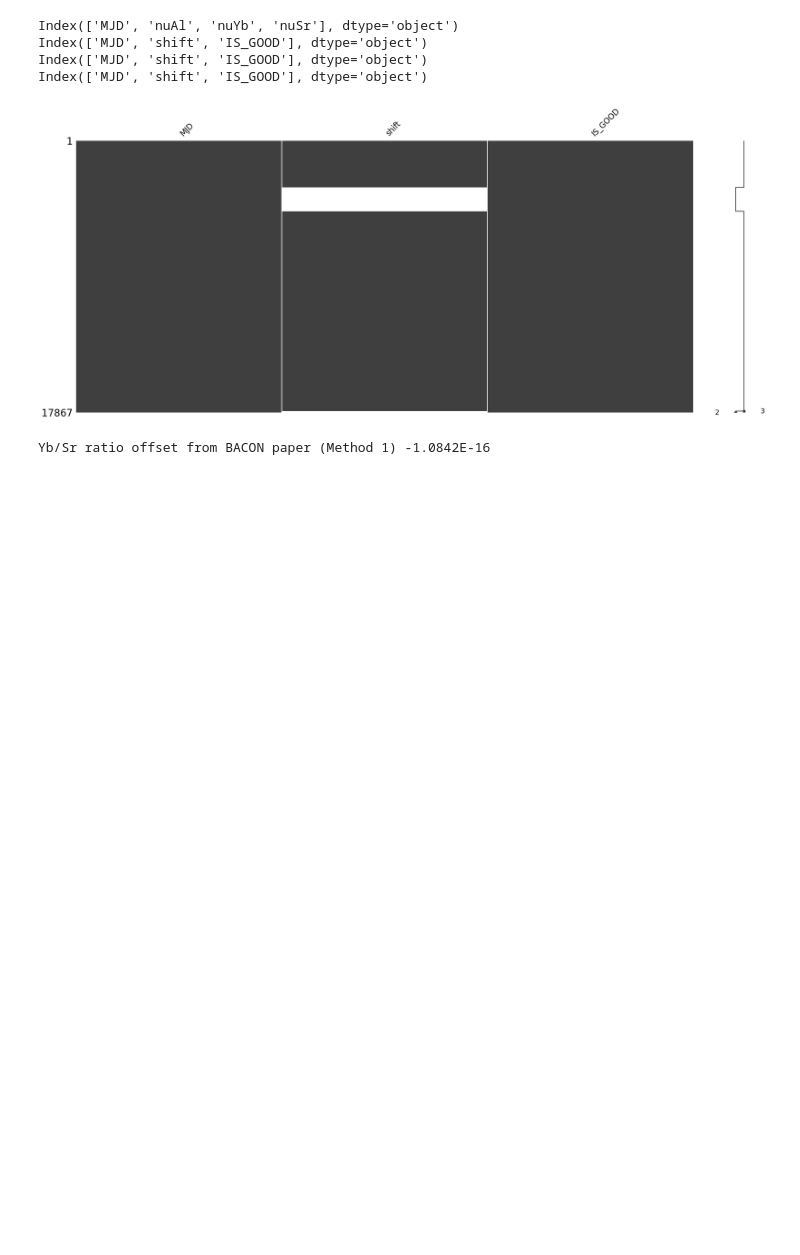
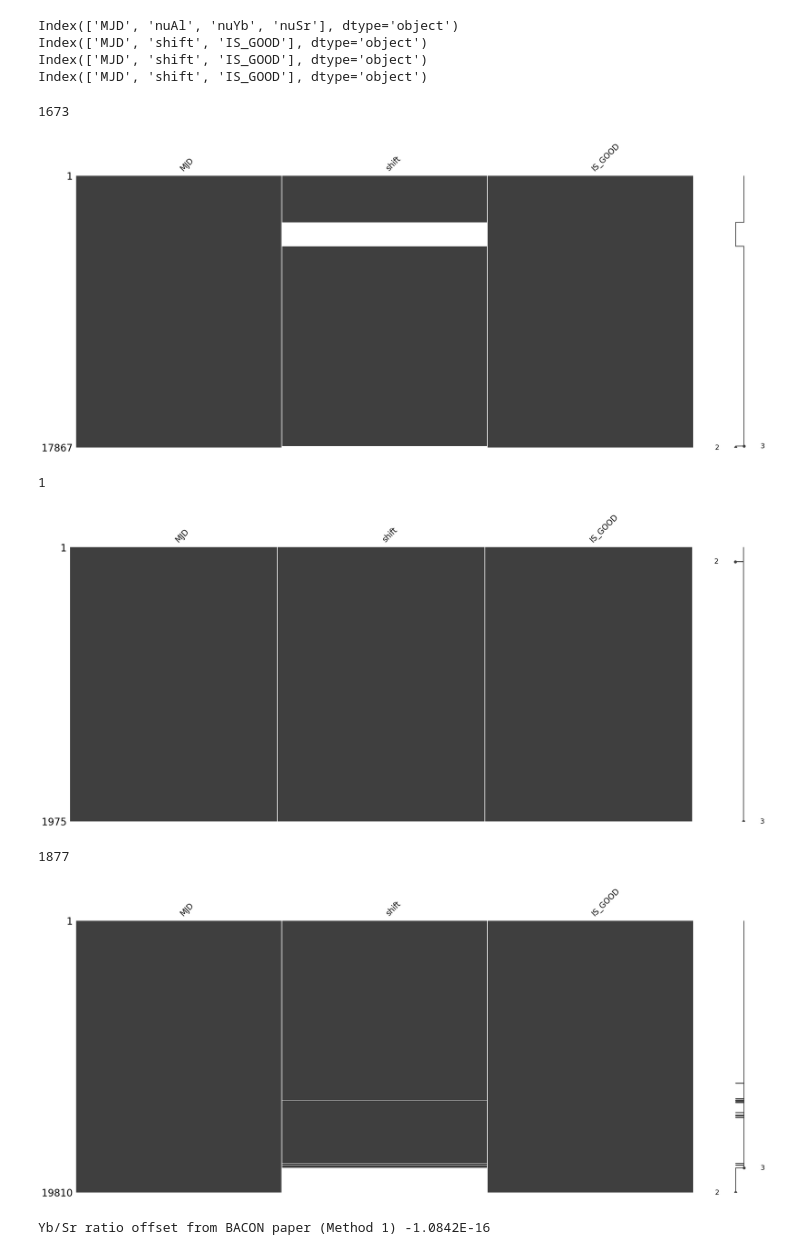
Before and after one commit to caitberry/atomic-clock, a Jupyter notebook: st-interp/three_clocks/three-clock-imputation.ipynb, the cells around one changed output. Drawn from its saved outputs; the diff is of its cells as text; code cells hidden in the pictures; blank space fills up the shorter version.

Commit message:
viz missing shift for all three clocks

```diff
--- a/st-interp/three_clocks/three-clock-imputation.ipynb
+++ b/st-interp/three_clocks/three-clock-imputation.ipynb
@@ -245,14 +245,30 @@ Index(['MJD', 'shift', 'IS_GOOD'], dtype='object')
 # %%
 ## Visualize gaps in data before imputing
 ##Note: first install missingno package into myenv via terminal
 ## cd ~/anaconda3/envs/myenv
 ## pip install missingno
 import missingno as msno
 miss_inx_Al = pd.isnull(shift_data_Al["shift"])
+print(miss_inx_Al.sum())
 msno.matrix(shift_data_Al)
 plt.show()
+
+miss_inx_Sr = pd.isnull(shift_data_Sr["shift"])
+print(miss_inx_Sr.sum())
+msno.matrix(shift_data_Sr)
+plt.show()
+
+miss_inx_Yb = pd.isnull(shift_data_Yb["shift"])
+print(miss_inx_Yb.sum())
+msno.matrix(shift_data_Yb)
+plt.show()
 # %% [output]
+1673
 [figure]
+1
+[figure, added]
+1877
+[figure, added]
 # %%
 ################################################################################
 #########################  Interpolation techniques  ###########################
```
